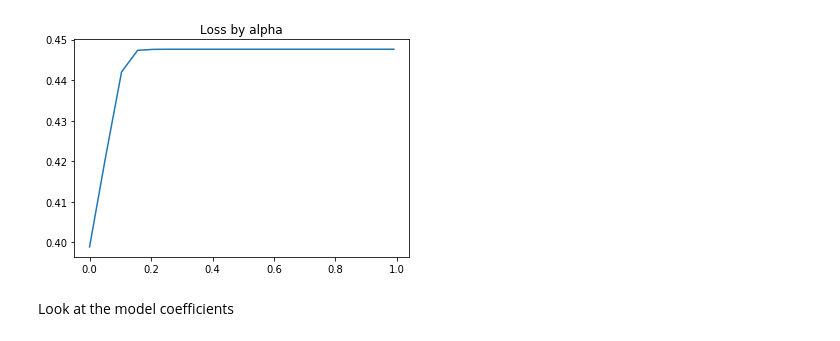
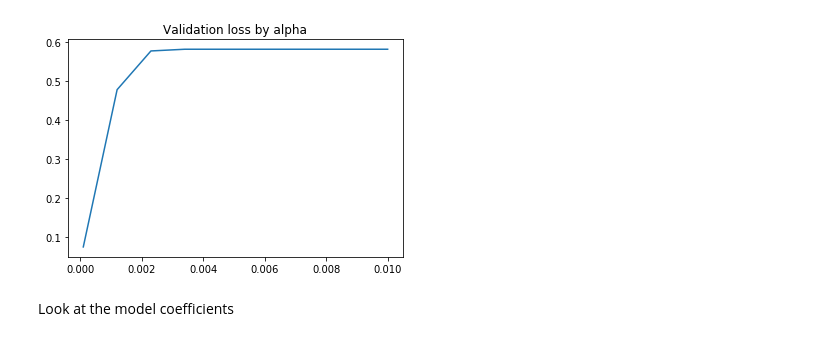
Before and after one commit to notreallyme2/teas, a Jupyter notebook: lasso_baseline.ipynb, the cells around one changed output. Drawn from its saved outputs; the diff is of its cells as text; code cells hidden in the pictures.

```diff
--- a/lasso_baseline.ipynb
+++ b/lasso_baseline.ipynb
@@ -52,0 +13,13 @@ train, valid, test = (
+# %%
+# no magic numbers :)
+train_split = .6
+valid_split = .2
+test_split = .2
+
+# paramaters for data generation
+n = 10000
+p = 100
+len_y = 1000
+x_rank = 1 # weird number... works if <1, bur is described as an integer!?
+train_split_idx = int(n//(1/train_split) + 1)
+valid_split_idx = int(train_split_idx + n//(1/valid_split))
@@ -52,0 +30,8 @@ train, valid, test = (
+# %%
+data = make_regression(n_samples = n,
+                       n_features = p,
+                       n_informative = p,
+                       n_targets = len_y,
+                       effective_rank = x_rank,
+                       noise = .1,
+                       random_state = 123)
@@ -53,10 +58,19 @@ train, valid, test = (
+# %%
+X_train, X_valid, X_test = (
+    data[0][:train_split_idx, :],
+    data[0][train_split_idx:valid_split_idx, :],
+    data[0][valid_split_idx:, :])
+Y_train, Y_valid, Y_test = (
+    data[1][:train_split_idx, :],
+    data[1][train_split_idx:valid_split_idx, :],
+    data[1][valid_split_idx:, :])
 # %%
-alphas = np.linspace(0.0001, 0.99, num=20)
+alphas = np.linspace(10e-5, 10e-3, num=10)
 valid_losses = []
 for alpha in alphas:
     print("Computing validation loss for alpha = {}".format(alpha))
-    lasso_model = Lasso(alpha).fit(train[:, X_bool], train)
-    Y_hat = lasso_model.predict(valid[:, X_bool])
-    valid_losses.append(mean_squared_error(Y_hat, valid))
+    lasso_model = Lasso(alpha).fit(X_train, Y_train)
+    Y_hat = lasso_model.predict(X_valid)
+    valid_losses.append(mean_squared_error(Y_hat, Y_valid))
 # %% [output]
 Computing validation loss for alpha = 0.0001
@@ -82,8 +86,8 @@ Computing validation loss for alpha = 0.99
 # %%
 # plot losses
 plt.plot(alphas, valid_losses)
-plt.title("Loss by alpha")
+plt.title("Validation loss by alpha")
 plt.show()
 # %% [output]
-[figure, old version]
+[figure, new version]
 # %%
```
Also changed, not shown: parts of 48 cells of this notebook, 1 other file.
